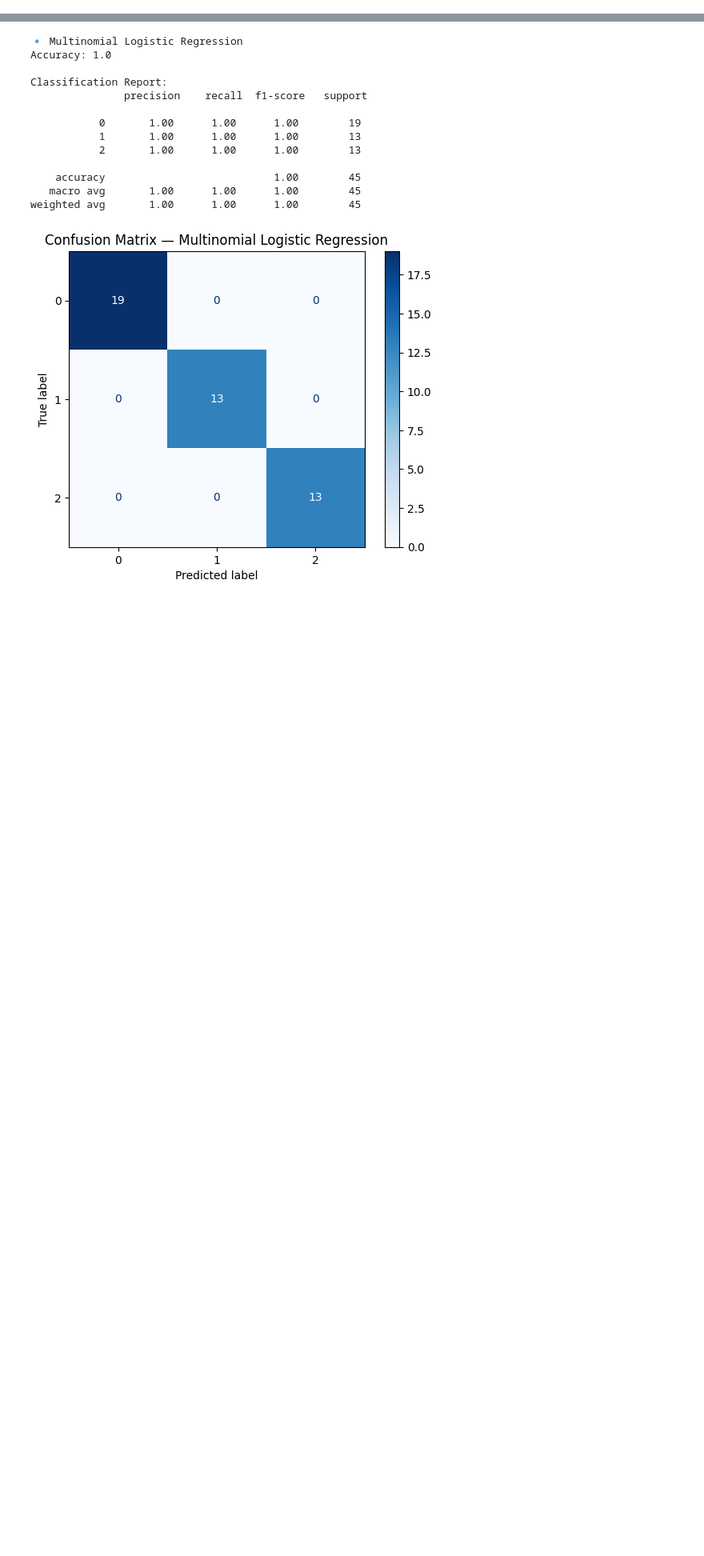
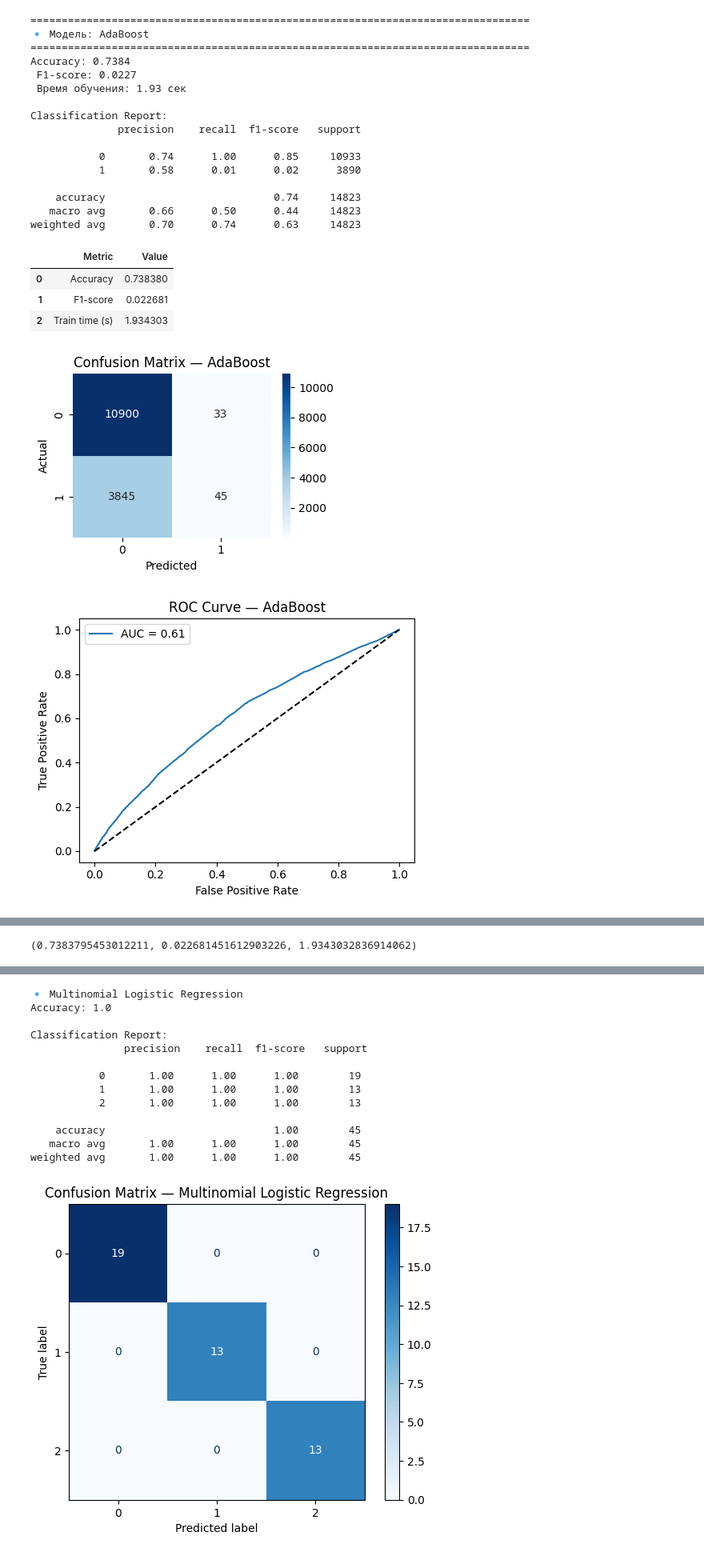
Before and after one commit to aigerim1q/Assignment-BT2, a Jupyter notebook: Classification.ipynb, the cells around one changed output, grey strips where cells are left out. Shown at 80% size. Drawn from its saved outputs; the diff is of its cells as text; code cells hidden in the pictures; blank space fills up the shorter version.

```diff
--- a/Classification.ipynb
+++ b/Classification.ipynb
@@ -283,0 +283,26 @@ print("Предобработка для мультикласса заверше
+# %%
+ada = AdaBoostClassifier(n_estimators=100, random_state=42)
+evaluate_and_plot(ada, "AdaBoost", X_train, X_test, y_train, y_test)
+# %% [output]
+================================================================================
+🔹 Модель: AdaBoost
+================================================================================
+Accuracy: 0.7384
+ F1-score: 0.0227
+ Время обучения: 1.93 сек
+
+Classification Report:
+              precision    recall  f1-score   support
+
+           0       0.74      1.00      0.85     10933
+           1       0.58      0.01      0.02      3890
+
+    accuracy                           0.74     14823
+   macro avg       0.66      0.50      0.44     14823
+weighted avg       0.70      0.74      0.63     14823
+|  | Metric | Value |
+| 0 | Accuracy | 0.738380 |
+| 1 | F1-score | 0.022681 |
+| 2 | Train time (s) | 1.934303 |
+[figure, added]
+[figure, added]
@@ -283,0 +310 @@ print("Предобработка для мультикласса заверше
+(0.7383795453012211, 0.022681451612903226, 1.9343032836914062)
```
Also changed, not shown: parts of 69 cells of this notebook.
